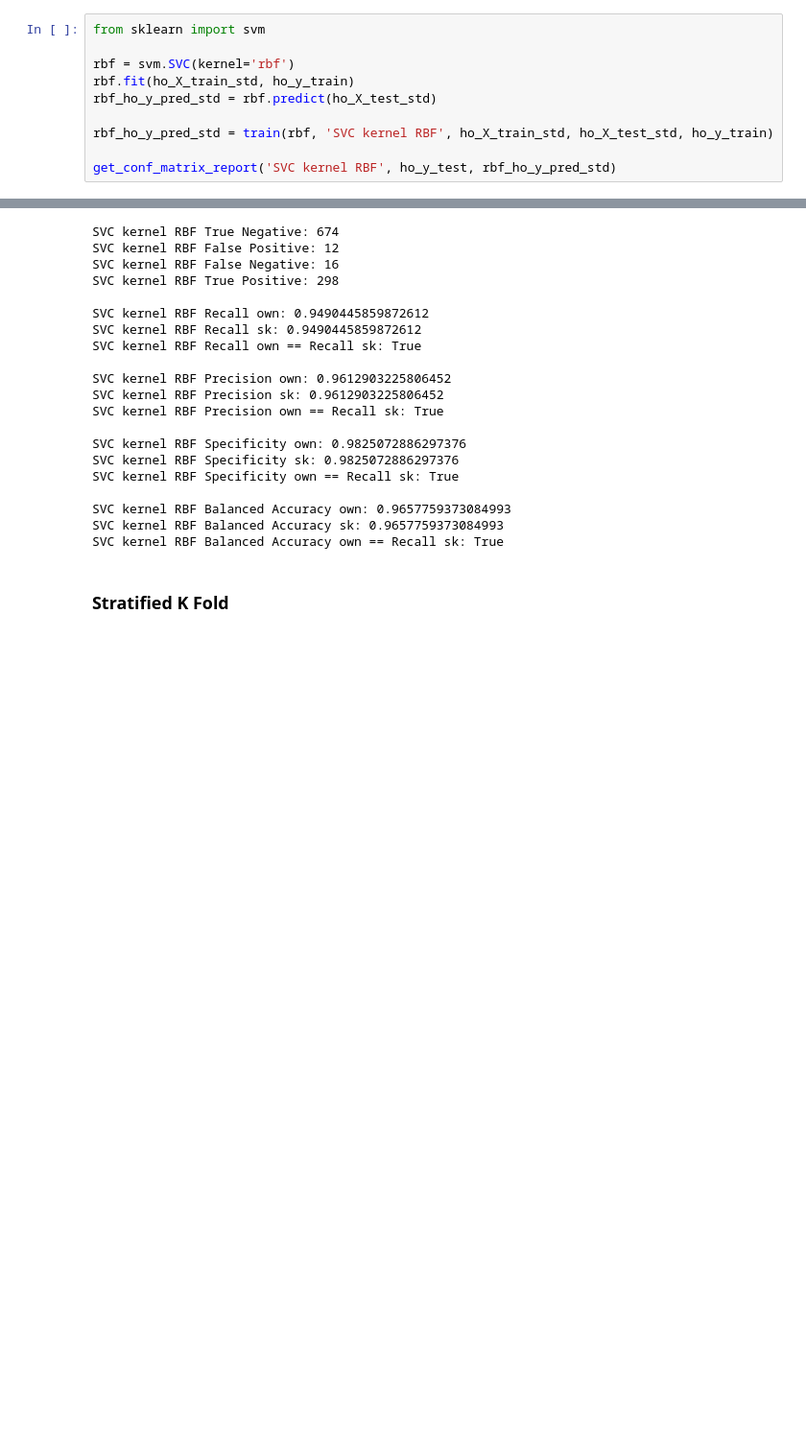
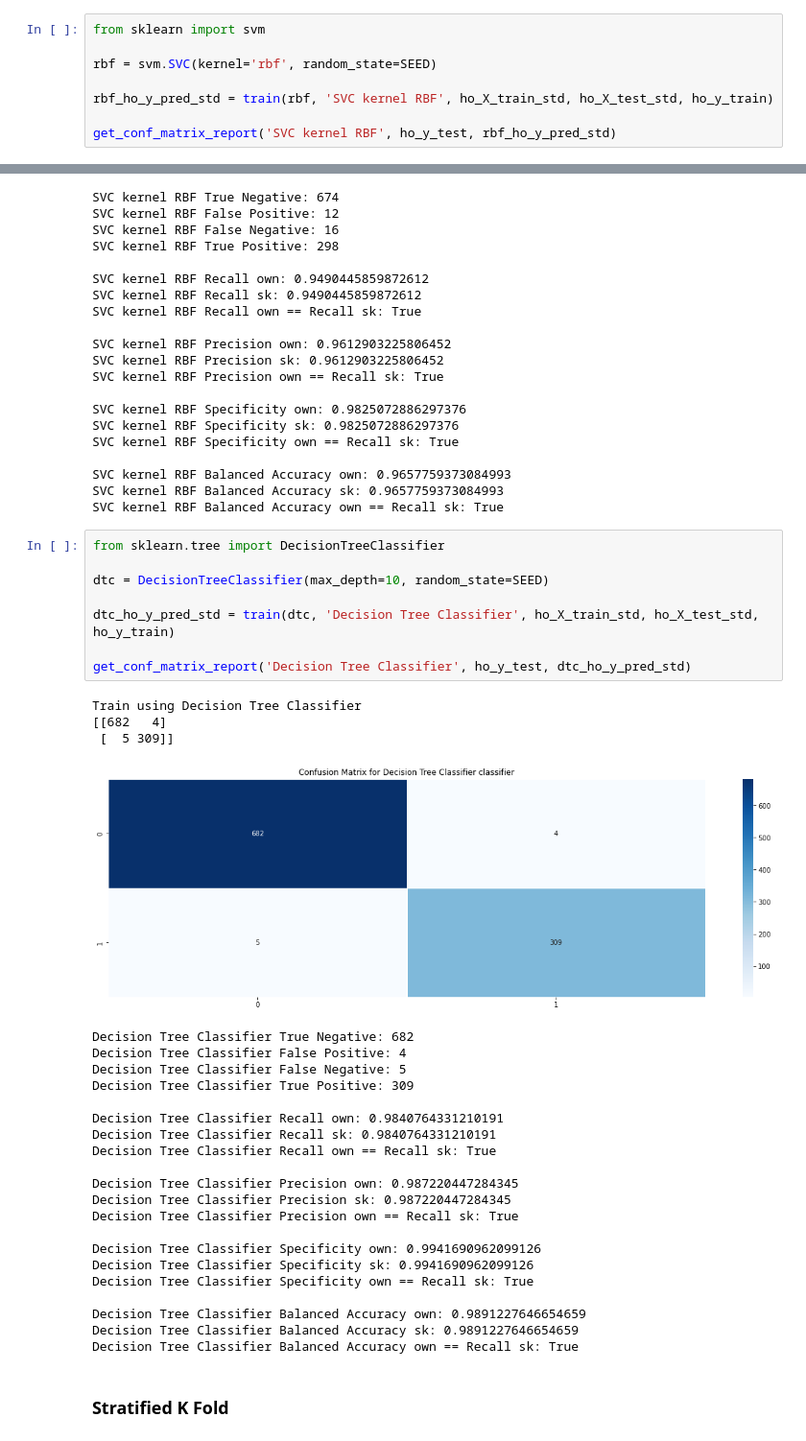
Before and after one commit to Monolite/ml-course, a Jupyter notebook: lesson-3/ml_clasificacion_proyecto.ipynb, the cells around one changed output, grey strips where cells are left out. Shown at 96% size. Drawn from its saved outputs; the diff is of its cells as text; blank space fills up the shorter version.

Commit message:
feat: Decision tree training implemented

```diff
--- a/lesson-3/ml_clasificacion_proyecto.ipynb
+++ b/lesson-3/ml_clasificacion_proyecto.ipynb
@@ -366,9 +366,7 @@ KNeighborsClassifier Balanced Accuracy own == Recall sk: True
 # %%
 from sklearn import svm
 
-rbf = svm.SVC(kernel='rbf')
-rbf.fit(ho_X_train_std, ho_y_train)
-rbf_ho_y_pred_std = rbf.predict(ho_X_test_std)
+rbf = svm.SVC(kernel='rbf', random_state=SEED)
 
 rbf_ho_y_pred_std = train(rbf, 'SVC kernel RBF', ho_X_train_std, ho_X_test_std, ho_y_train)
 
@@ -398,6 +396,39 @@ SVC kernel RBF Specificity own == Recall sk: True
 SVC kernel RBF Balanced Accuracy own: 0.9657759373084993
 SVC kernel RBF Balanced Accuracy sk: 0.9657759373084993
 SVC kernel RBF Balanced Accuracy own == Recall sk: True
+# %%
+from sklearn.tree import DecisionTreeClassifier
+
+dtc = DecisionTreeClassifier(max_depth=10, random_state=SEED)
+
+dtc_ho_y_pred_std = train(dtc, 'Decision Tree Classifier', ho_X_train_std, ho_X_test_std, ho_y_train)
+
+get_conf_matrix_report('Decision Tree Classifier', ho_y_test, dtc_ho_y_pred_std)
+# %% [output]
+Train using Decision Tree Classifier
+[[682   4]
+ [  5 309]]
+[figure, added]
+Decision Tree Classifier True Negative: 682
+Decision Tree Classifier False Positive: 4
+Decision Tree Classifier False Negative: 5
+Decision Tree Classifier True Positive: 309
+
+Decision Tree Classifier Recall own: 0.9840764331210191
+Decision Tree Classifier Recall sk: 0.9840764331210191
+Decision Tree Classifier Recall own == Recall sk: True
+
+Decision Tree Classifier Precision own: 0.987220447284345
+Decision Tree Classifier Precision sk: 0.987220447284345
+Decision Tree Classifier Precision own == Recall sk: True
+
+Decision Tree Classifier Specificity own: 0.9941690962099126
+Decision Tree Classifier Specificity sk: 0.9941690962099126
+Decision Tree Classifier Specificity own == Recall sk: True
+
+Decision Tree Classifier Balanced Accuracy own: 0.9891227646654659
+Decision Tree Classifier Balanced Accuracy sk: 0.9891227646654659
+Decision Tree Classifier Balanced Accuracy own == Recall sk: True
 # %% [markdown]
 ### Stratified K Fold
 # %%
```
